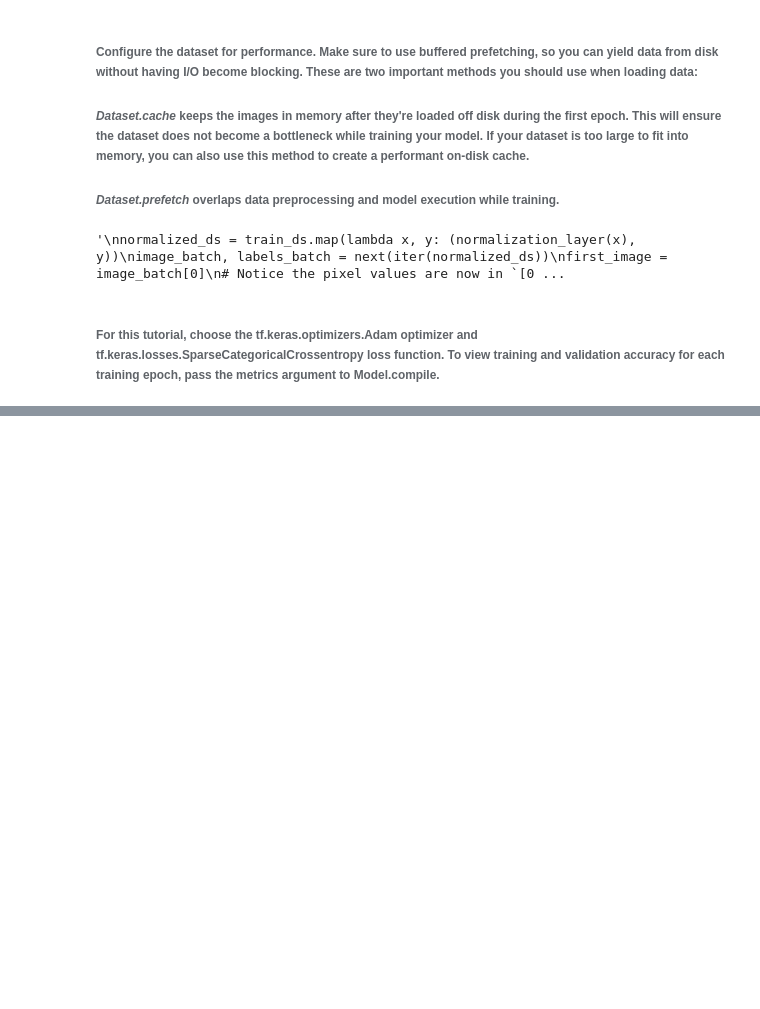
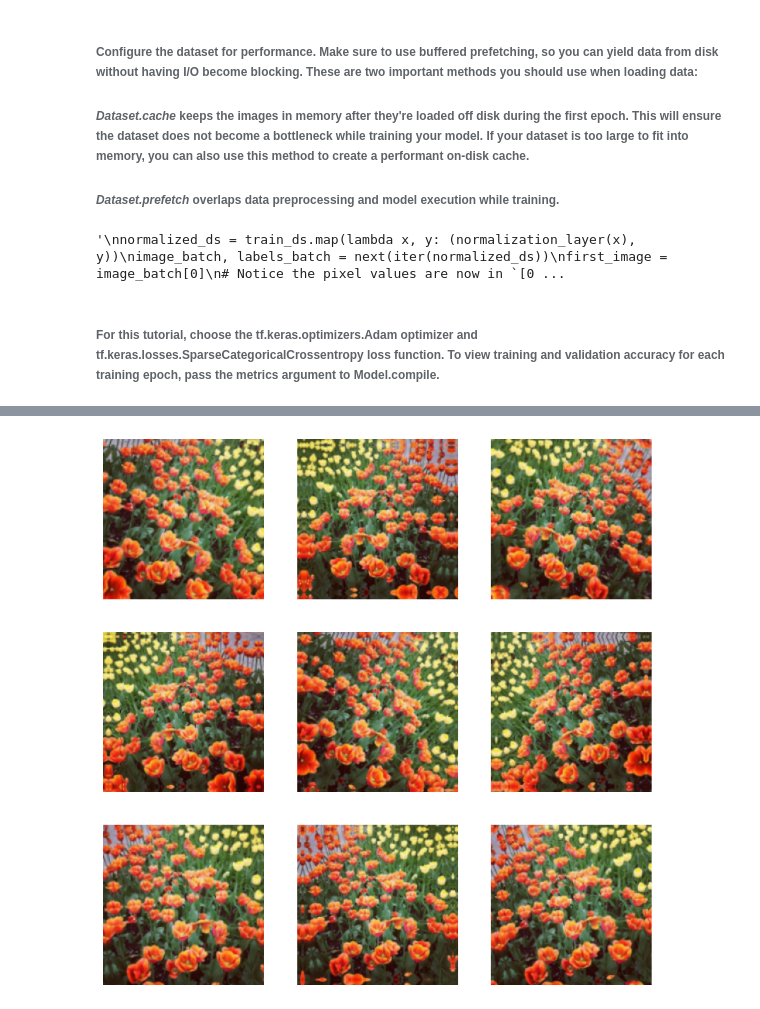
Before and after one commit to isaacchunn/tensorflow-classification, a Jupyter notebook: classification.ipynb, the cells around one changed output, grey strips where cells are left out. Cells and saved outputs as stored; diff of their text form; code cells hidden in the pictures; blank space fills up the shorter version.

```diff
--- a/classification.ipynb
+++ b/classification.ipynb
@@ -188,0 +219,22 @@ Epoch 10/10
+# %%
+#Randomly flip the image and conduct rotations to generalize and prevent overfitting
+data_augmentation = keras.Sequential(
+  [
+    layers.RandomFlip("horizontal",
+                      input_shape=(img_height,
+                                  img_width,
+                                  3)),
+    layers.RandomRotation(0.1),
+    layers.RandomZoom(0.1),
+  ]
+)
+# %%
+plt.figure(figsize=(10, 10))
+for images, _ in train_ds.take(1):
+  for i in range(9):
+    augmented_images = data_augmentation(images)
+    ax = plt.subplot(3, 3, i + 1)
+    plt.imshow(augmented_images[0].numpy().astype("uint8"))
+    plt.axis("off")
+# %% [output]
+[figure, added]
```
Also changed, not shown: parts of 13 cells of this notebook, 3 other files.
